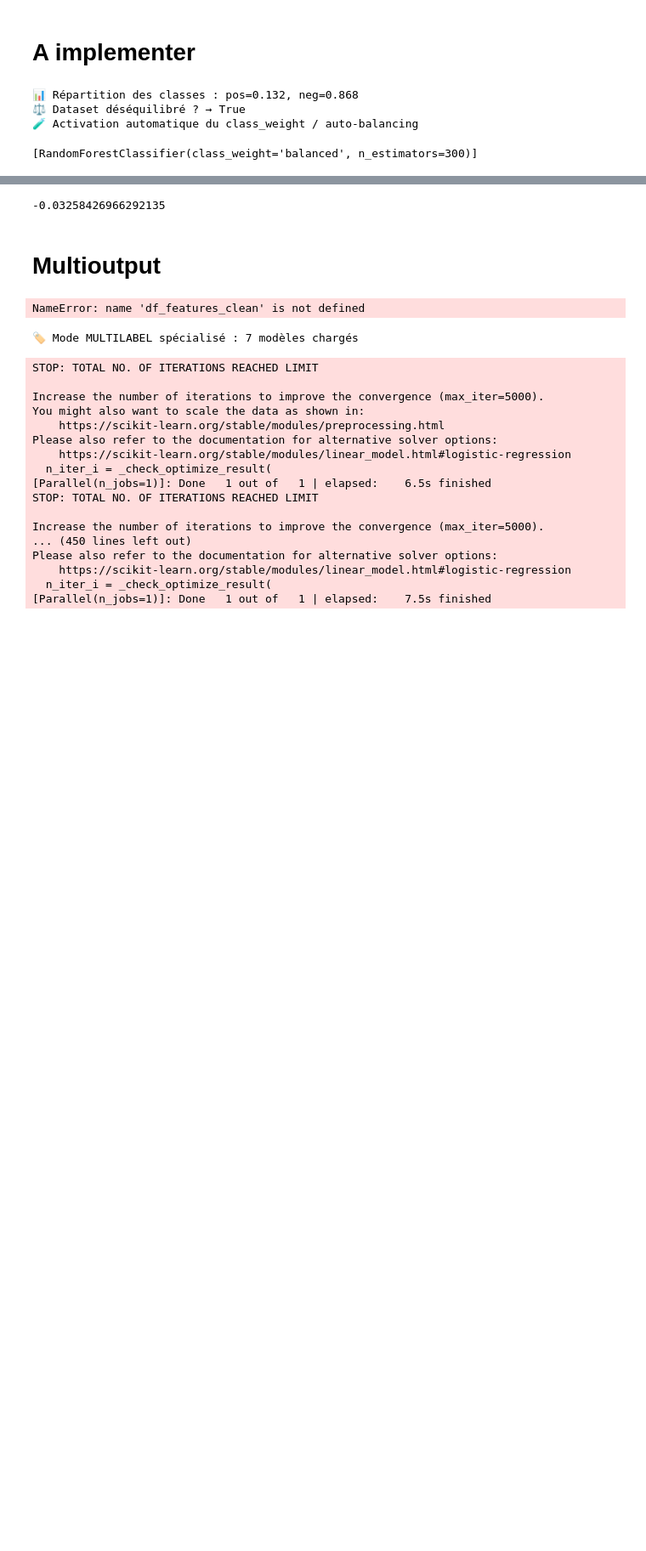
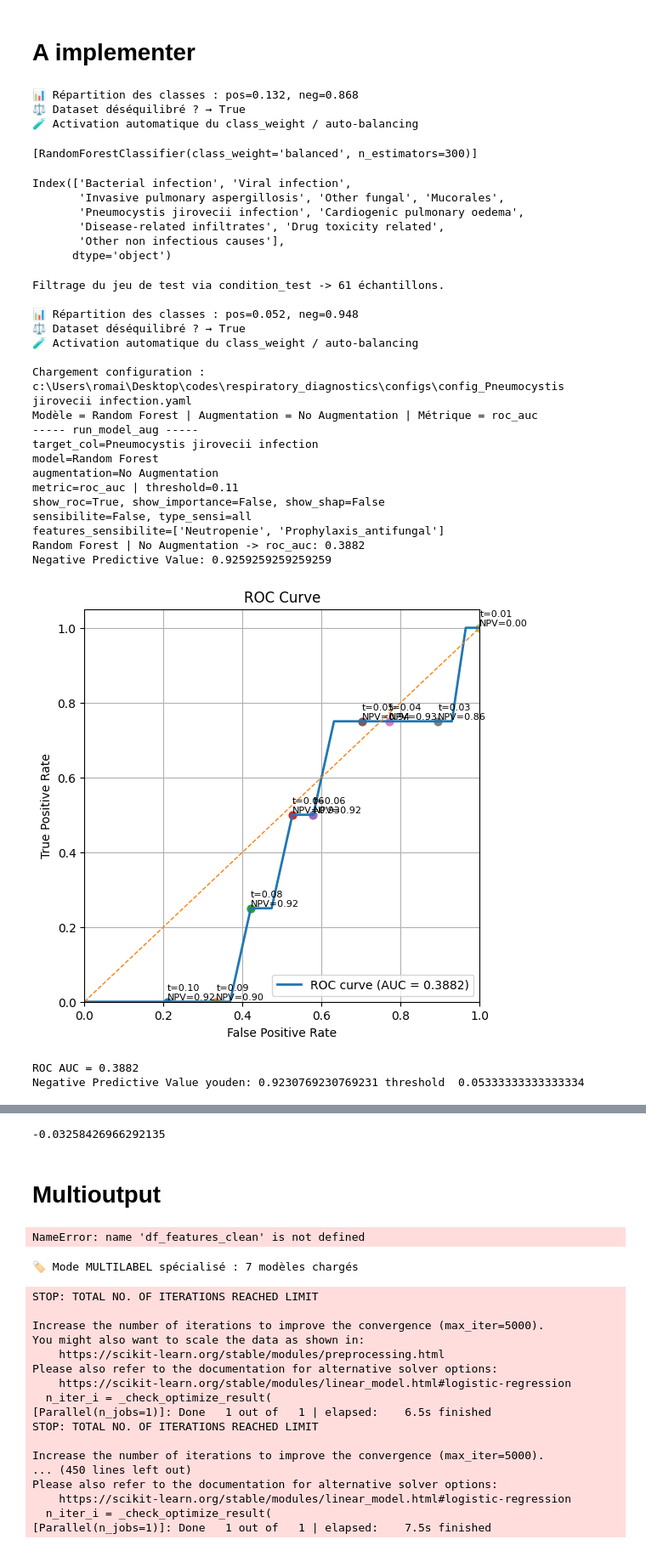
Before and after one commit to Romain-Forte/respiratory_diagnostics, a Jupyter notebook: dev_algo.ipynb, the cells around one changed output, grey strips where cells are left out. Shown at 85% size. Saved outputs shown, nothing was run; the diff lists cells and outputs as text; code cells hidden in the pictures; blank space fills up the shorter version.

Commit message:
ajout de grid search et de sous-tests

```diff
--- a/dev_algo.ipynb
+++ b/dev_algo.ipynb
@@ -293,17 +325,62 @@ _ensure_estimators(model)
 ⚖️ Dataset déséquilibré ? → True
 🧪 Activation automatique du class_weight / auto-balancing
 [RandomForestClassifier(class_weight='balanced', n_estimators=300)]
+# %%
+df_labels_fusion.columns
+# %% [output]
+Index(['Bacterial infection', 'Viral infection',
+       'Invasive pulmonary aspergillosis', 'Other fungal', 'Mucorales',
+       'Pneumocystis jirovecii infection', 'Cardiogenic pulmonary oedema',
+       'Disease-related infiltrates', 'Drug toxicity related',
+       'Other non infectious causes'],
+      dtype='object')
 # %%
-# print score
-#show_roc_curve(y_test, y_pred)
-#show_metrics_binary(y_test, y_pred)
-# shap
-
-# plot_top10_features_per_estimator(pipe_train.named_steps["model"],feature_names=X_train.columns,col_names=y_train.columns,to_save=False,dir_save='D:/graphs_bdd/importance')
-# shap_top10_per_estimator(model= pipe_train.named_steps["model"],X = X_test_sc,col_names=y_train.columns,to_save=False,dir_save='D:/graphs_bdd/shap')
-
-# analyse_sensibilite(pipe_test,X_test,features_sensibilite,type_sensi = 'all')
-# analyse_sensibilite(pipe_test,X_test,features_hemato,type_sensi = 'any')
+sys.modules.pop('utils.run_model',None)
+from utils.run_model import run_config_for_target
+import os
+config_dir = os.getcwd() + '\\configs\\'
+target_col = 'Pneumocystis jirovecii infection'
+# cols = [ 'Other fungal', 'Mucorales',
+#        'Pneumocystis jirovecii infection', 'Cardiogenic pulmonary oedema',
+#        'Disease-related infiltrates', 'Drug toxicity related',
+#        'Other non infectious causes']
+features_sensibilite = ["Neutropenie", "Prophylaxis_antifungal"]
+# for target_col in cols:
+condition = lambda X: (X["HSCT_BMT_Autograft"] == 1)
+_ = run_config_for_target(target_col,
+                        df_features_clean,
+                        df_labels_fusion,
+                        sensibilite = False,
+                        show_importance = False,
+                        show_roc = True,
+                        show_shap = False,
+                        features_sensibilite = features_sensibilite,
+                        type_sensi = 'all',
+                        method_importance = 'native_importance',
+                        config_dir = config_dir,
+                        condition_test=condition)
+# %% [output]
+Filtrage du jeu de test via condition_test -> 61 échantillons.
+
+📊 Répartition des classes : pos=0.052, neg=0.948
+⚖️ Dataset déséquilibré ? → True
+🧪 Activation automatique du class_weight / auto-balancing
+
+Chargement configuration : c:\Users\romai\Desktop\codes\respiratory_diagnostics\configs\config_Pneumocystis jirovecii infection.yaml
+Modèle = Random Forest | Augmentation = No Augmentation | Métrique = roc_auc
+----- run_model_aug -----
+target_col=Pneumocystis jirovecii infection
+model=Random Forest
+augmentation=No Augmentation
+metric=roc_auc | threshold=0.11
+show_roc=True, show_importance=False, show_shap=False
+sensibilite=False, type_sensi=all
+features_sensibilite=['Neutropenie', 'Prophylaxis_antifungal']
+Random Forest | No Augmentation -> roc_auc: 0.3882
+Negative Predictive Value: 0.9259259259259259
+[figure, added]
+ROC AUC = 0.3882
+Negative Predictive Value youden: 0.9230769230769231 threshold  0.05333333333333334
 # %%
 import huggingface_hub
 huggingface_hub.login()
```
Also changed, not shown: parts of 7 cells of this notebook, 16 other files.
